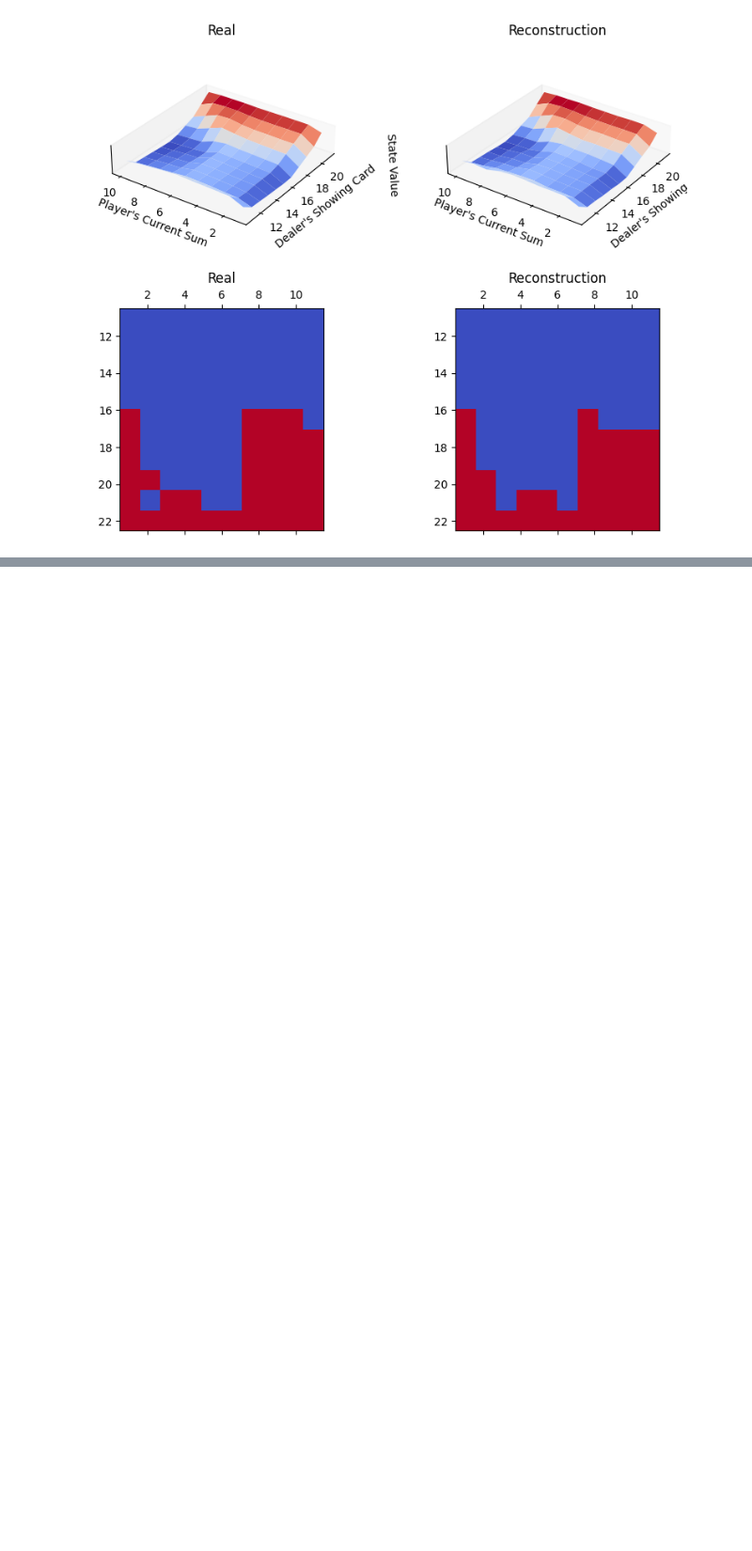
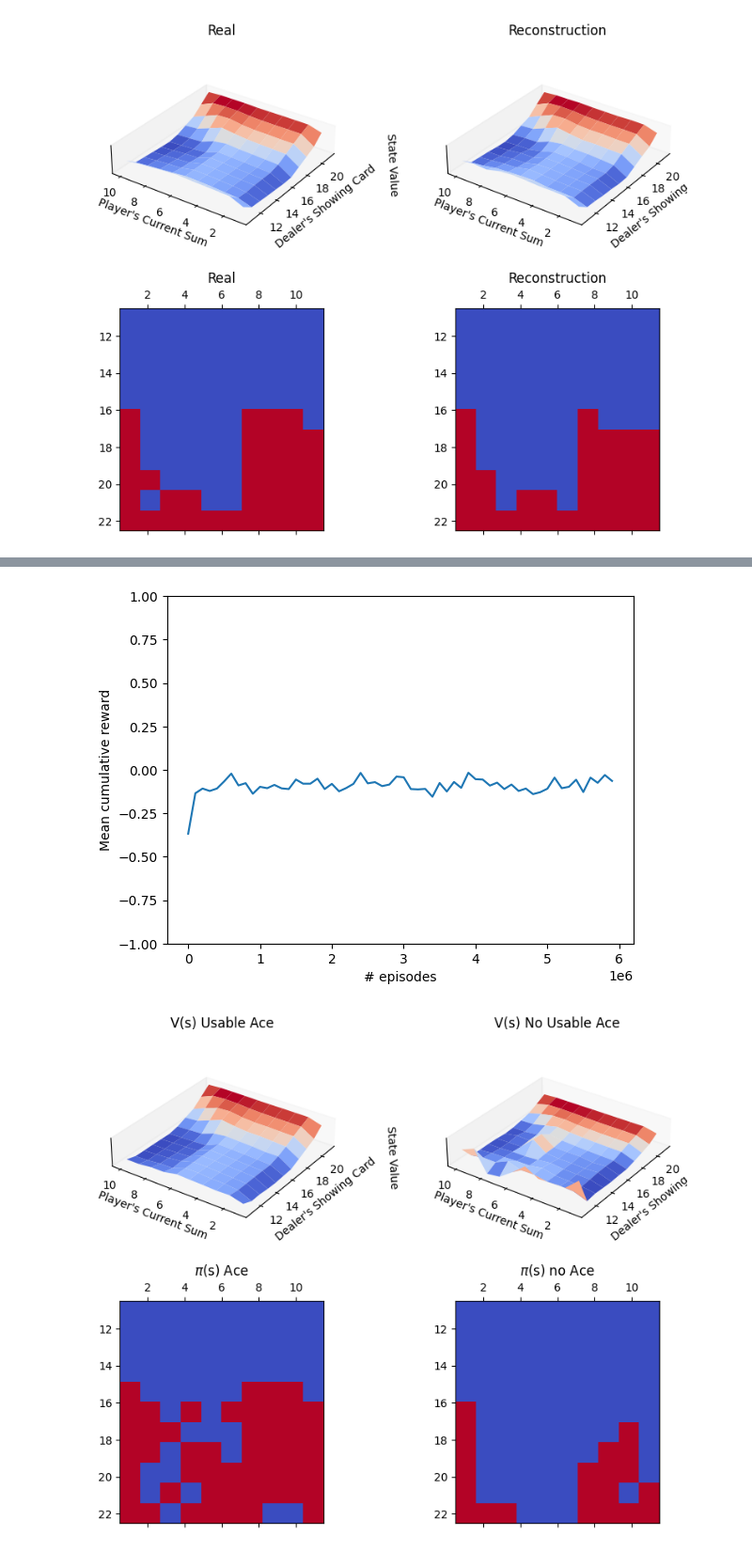
Before and after one commit to ajegorovs/aj_python_tool_lib, a Jupyter notebook: data_processing/neural_networks/RL_Reinforced_Learning/Monte_Carlo_01.ipynb, the cells around one changed output, grey strips where cells are left out. Shown at 94% size. Cells and saved outputs as stored; diff of their text form; code cells hidden in the pictures; blank space fills up the shorter version.

```diff
--- a/data_processing/neural_networks/RL_Reinforced_Learning/Monte_Carlo_01.ipynb
+++ b/data_processing/neural_networks/RL_Reinforced_Learning/Monte_Carlo_01.ipynb
@@ -323,5 +420,5 @@ BJoff.Csa = defaultdict(float)
 # %%
-def off_policy_every_visit_MC(env: init_env, policy_target, N = 1, gamma = 1):
+def off_policy_every_visit_MC(env: init_env, policy_target, N = 1, gamma = 1, DPlays = 250_000, NPlays = 100):
     for _ in tqdm(range(N)):
 
         state   = env.reset()
@@ -342,7 +439,11 @@ def off_policy_every_visit_MC(env: init_env, policy_target, N = 1, gamma = 1):
             W *= policy_target[state_action]/env.policy[state_action]
 
             if W < 0.0001:
-                #print('break')
                 break
+
+        if env.env_iters % DPlays == 0:
+            env.play_N_episodes(N=NPlays, greedy_policy=False)
+
+        env.env_iters += 1
     return
 # %%
@@ -420,0 +472,5 @@ len(a)
+# %%
+BJoffC = init_env('Blackjack-v1', sab=True)
+BJoffC.get_Qsa(random=True)     # random Q(s,a)
+BJoffC.get_policy_Qsa_greedy()  # not action distr
+BJoffC.get_policy_soft(eps = 0.2);  # soft behavior self.policy
@@ -420,0 +511,20 @@ len(a)
+# %%
+off_policy_every_visit_MC(BJoffC, 2_000_000, DPlays = 100_000, NPlays = 1000)
+
+
+vp = BJoffC.Qsa.max(axis = -1)
+min_hand = 11; max_hand = 22; min_deal = 1; max_deal = 11
+v_ace, v_ace_no = vp[:,:,0],vp[:,:,1]
+
+pol_ace_no     = BJoffC.policy_greedy[:,:,0]
+pol_ace        = BJoffC.policy_greedy[:,:,1]
+
+plt.plot(*np.array([*BJoffC.test_rewards.items()]).T)
+plt.xlabel('# episodes')
+plt.ylabel('Mean cumulative reward')
+plt.ylim(-1,1)
+
+plot(v_ace, v_ace_no, pol_ace, pol_ace_no, extent= [min_hand,max_hand,min_deal,max_deal])
+# %% [output]
+[figure, added]
+[figure, added]
```
Also changed, not shown: parts of 30 cells of this notebook.
